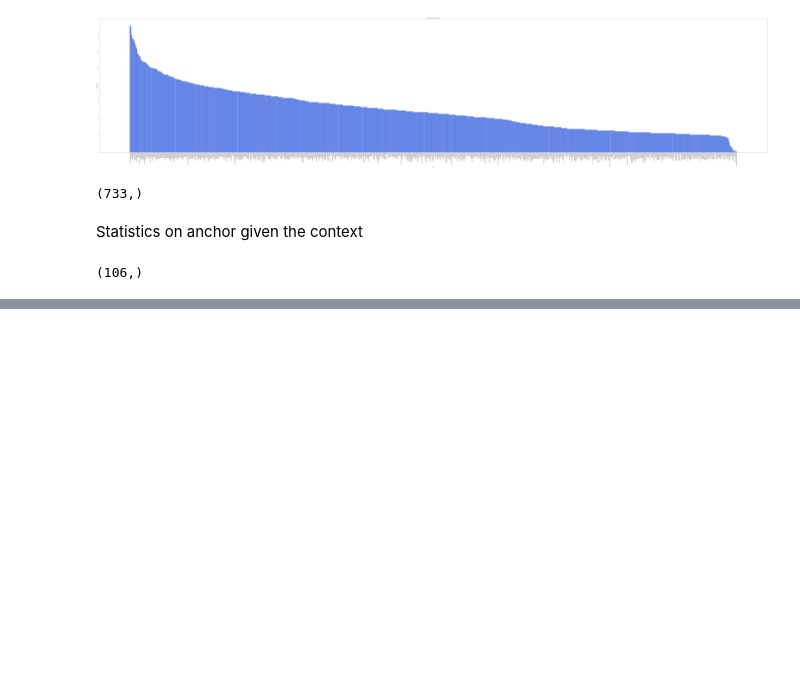
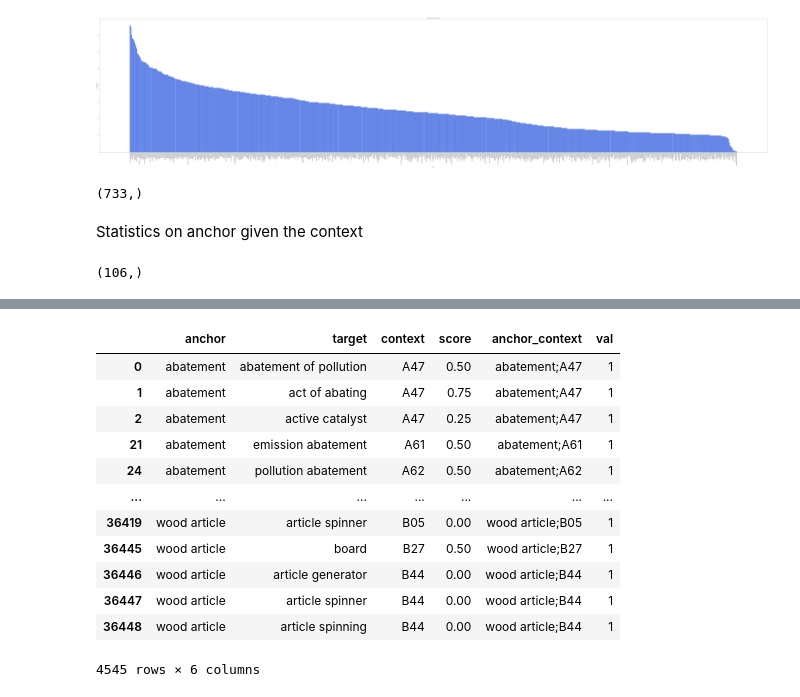
Before and after one commit to Pamasi/phrase_matching_ltn, a Jupyter notebook: data_analysis.ipynb, the cells around one changed output, grey strips where cells are left out. Cells and saved outputs as stored; diff of their text form; code cells hidden in the pictures; blank space fills up the shorter version.

```diff
--- a/data_analysis.ipynb
+++ b/data_analysis.ipynb
@@ -92,0 +209,16 @@ Text(0.5, 1.0, "Distribution of context's anchor")
+# %%
+df[df['val']==1]
+# %% [output]
+|  | anchor | target | context | score | anchor_context | val |
+| 0 | abatement | abatement of pollution | A47 | 0.50 | abatement;A47 | 1 |
+| 1 | abatement | act of abating | A47 | 0.75 | abatement;A47 | 1 |
+| 2 | abatement | active catalyst | A47 | 0.25 | abatement;A47 | 1 |
+| 21 | abatement | emission abatement | A61 | 0.50 | abatement;A61 | 1 |
+| 24 | abatement | pollution abatement | A62 | 0.50 | abatement;A62 | 1 |
+| ... | ... | ... | ... | ... | ... | ... |
+| 36419 | wood article | article spinner | B05 | 0.00 | wood article;B05 | 1 |
+| 36445 | wood article | board | B27 | 0.50 | wood article;B27 | 1 |
+| 36446 | wood article | article generator | B44 | 0.00 | wood article;B44 | 1 |
+| 36447 | wood article | article spinner | B44 | 0.00 | wood article;B44 | 1 |
+| 36448 | wood article | article spinning | B44 | 0.00 | wood article;B44 | 1 |
+4545 rows × 6 columns
```
Also changed, not shown: parts of 18 cells of this notebook.
